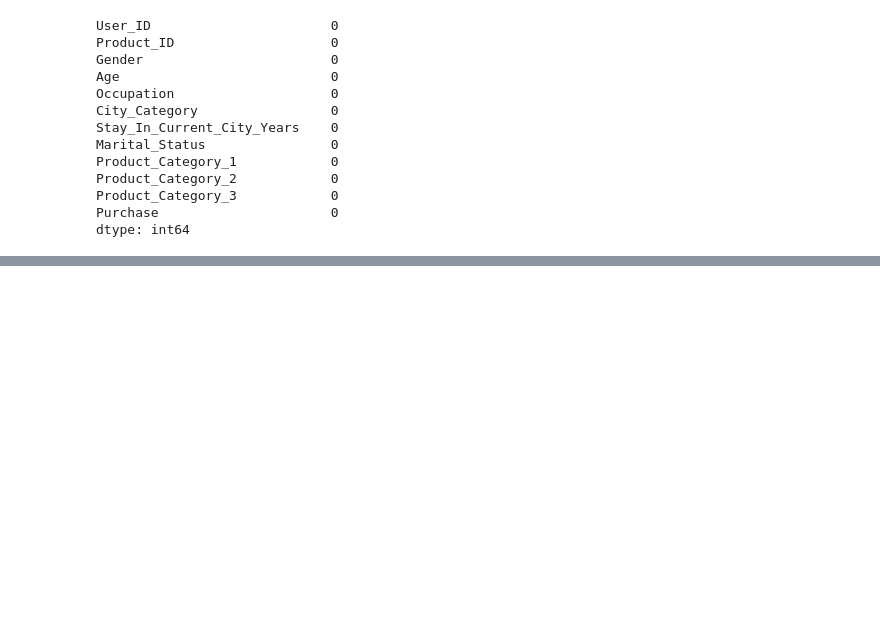
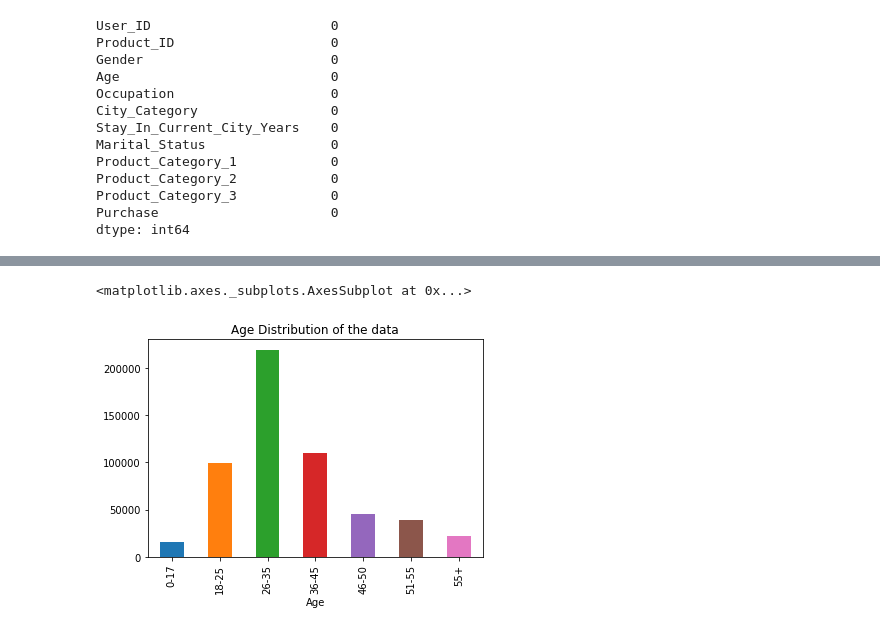
Before and after one commit to naomimachado/CS6220-Black-Friday-Sales-Prediction-Project, a Jupyter notebook: Project.ipynb, the cells around one changed output, grey strips where cells are left out. Drawn from its saved outputs; the diff is of its cells as text; code cells hidden in the pictures; blank space fills up the shorter version.

```diff
--- a/Project.ipynb
+++ b/Project.ipynb
@@ -76,0 +109,5 @@ dtype: int64
+# %%
+data.groupby('Age').size().plot(kind='bar', title="Age Distribution of the data")
+# %% [output]
+<matplotlib.axes._subplots.AxesSubplot at 0x...>
+[figure, added]
```
Also changed, not shown: parts of 9 cells of this notebook.
